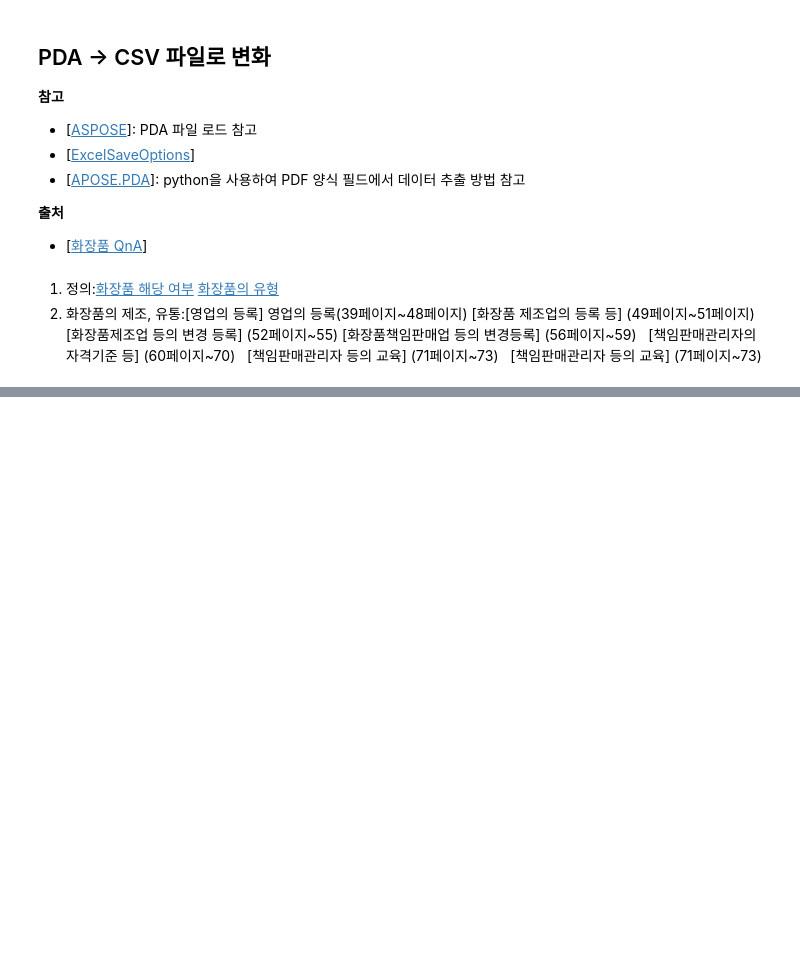
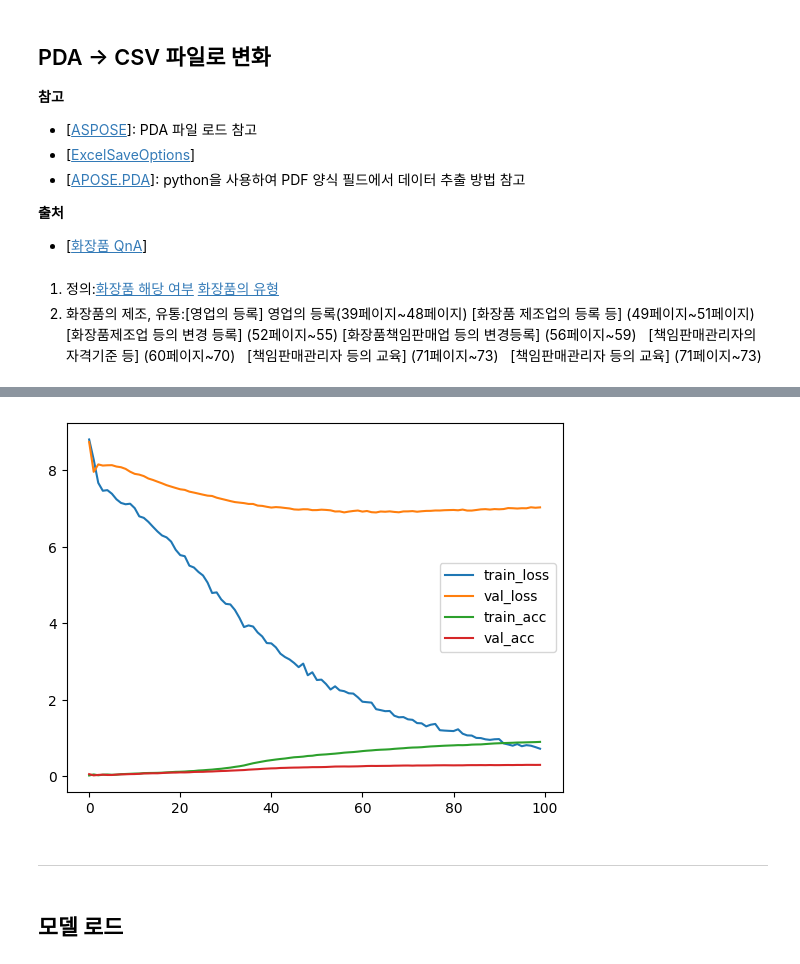
Before and after one commit to edu-ai-jiwon/nlp_practice, a Jupyter notebook: 06_seq2seq_chatbot1.ipynb, the cells around one changed output, grey strips where cells are left out. Saved outputs shown, nothing was run; the diff lists cells and outputs as text; code cells hidden in the pictures; blank space fills up the shorter version.

```diff
--- a/06_seq2seq_chatbot1.ipynb
+++ b/06_seq2seq_chatbot1.ipynb
@@ -101,0 +837,11 @@ def create_pdf_with_fields():
+# %%
+class Encoder(nn.Module):
+    def __init__(self, vocab_size, embedding_dim, latent_dim):
+        super().__init__()
+        self.embedding = nn.Embedding(vocab_size, embedding_dim, padding_idx=0)
+        self.lstm = nn.LSTM(embedding_dim, latent_dim, batch_first=True)
+
+    def forward(self, X):
+        X = self.embedding(X)
+        output, (h_s, c_s) = self.lstm(X)
+        return h_s, c_s
@@ -101,0 +861,22 @@ def create_pdf_with_fields():
+# %%
+class Seq2Seq(nn.Module):
+    def __init__(self, encoder, decoder):
+        super().__init__()
+        self.encoder = encoder
+        self.decoder = decoder
+
+    def forward(self, source, target):
+        h_s, c_s = self.encoder(source)
+        output, h_s, c_s = self.decoder(target, h_s, c_s)
+        return output
+# %%
+device = torch.device('cuda' if torch.cuda.is_available() else 'cpu')
+
+encoder = Encoder(q_num_words, EMBEDDING_DIM, LATENT_DIM)
+decoder = Decoder(a_num_words, EMBEDDING_DIM, LATENT_DIM)
+model   = Seq2Seq(encoder, decoder).to(device)
+
+criterion = nn.CrossEntropyLoss(ignore_index=0)
+optimizer = optim.AdamW(model.parameters(), lr=0.001)
+
+model
@@ -101,0 +987,13 @@ def create_pdf_with_fields():
+# %%
+#그래프 그리기
+import matplotlib.pyplot as plt
+
+pd.DataFrame({
+    'train_loss': train_losses,
+    'val_loss':   val_losses,
+    'train_acc':  train_accs,
+    'val_acc':    val_accs,
+}).plot()
+plt.show()
+# %% [output]
+[figure, added]
@@ -101,0 +1003,4 @@ def create_pdf_with_fields():
+# %% [markdown]
+---
+# %% [markdown]
+## 모델 로드
```
Also changed, not shown: parts of 83 cells of this notebook, 2 other files.
